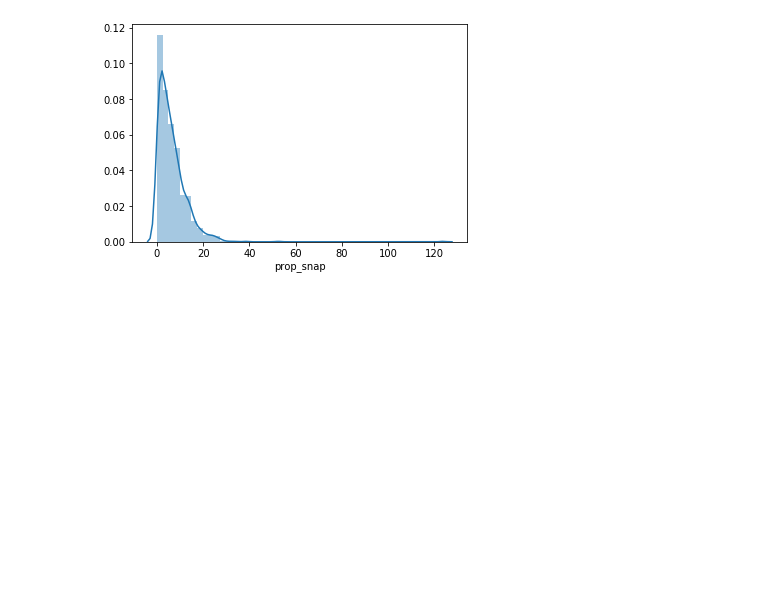
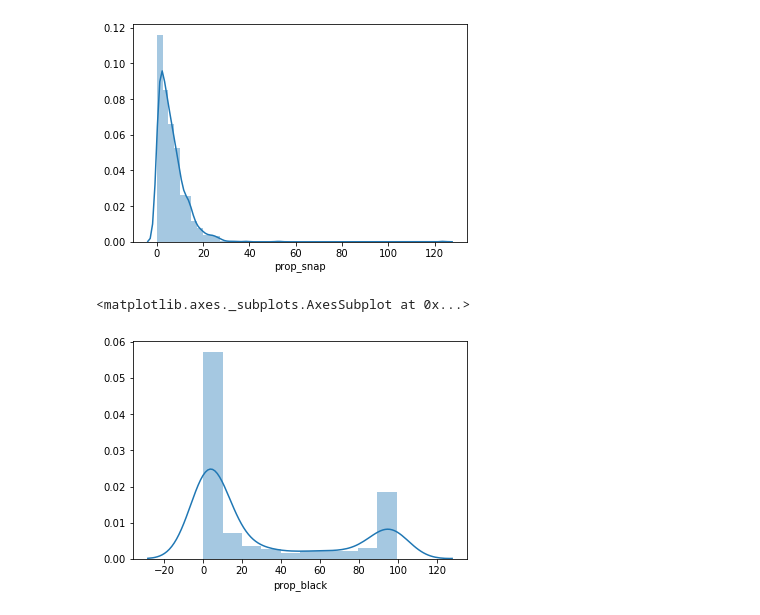
Before and after one commit to DS4A-team92/food-deserts, a Jupyter notebook: notebooks/3.0_ZH_initial_EDA.ipynb, the cells around one changed output. Saved outputs shown, nothing was run; the diff lists cells and outputs as text; code cells hidden in the pictures; blank space fills up the shorter version.

```diff
--- a/notebooks/3.0_ZH_initial_EDA.ipynb
+++ b/notebooks/3.0_ZH_initial_EDA.ipynb
@@ -388,3 +371,8 @@ sns.distplot(df_clean['prop_snap'])
 # %% [output]
 <matplotlib.axes._subplots.AxesSubplot at 0x...>
 [figure]
+# %%
+sns.distplot(df_clean['prop_black'])
+# %% [output]
+<matplotlib.axes._subplots.AxesSubplot at 0x...>
+[figure, added]
```
Also changed, not shown: parts of 32 cells of this notebook.
